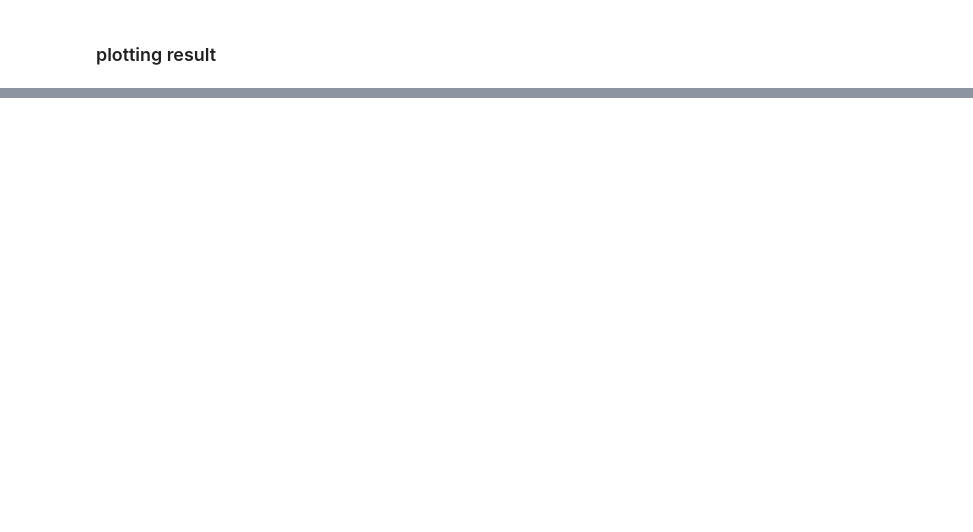
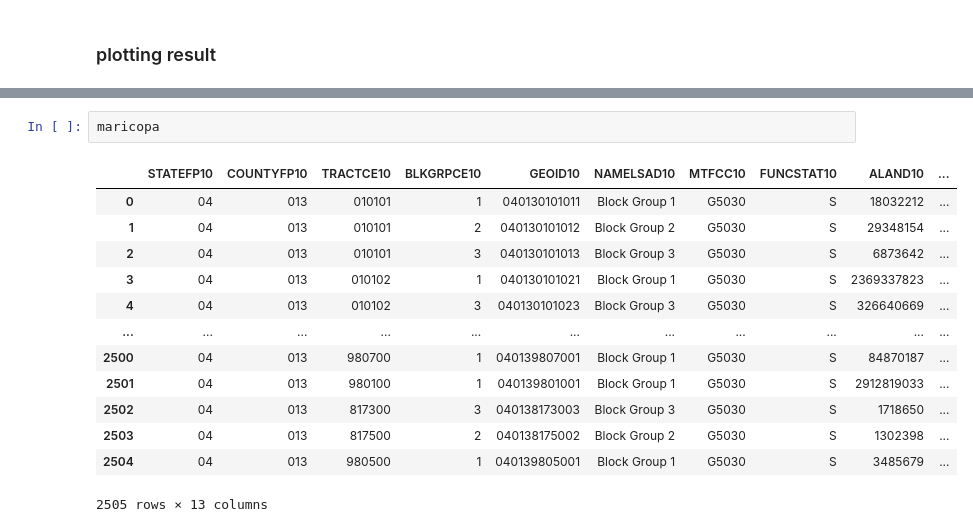
Before and after one commit to NAU-CCL/Epymorph, a Jupyter notebook: doc/devlog/sdh.ipynb, the cells around one changed output, grey strips where cells are left out. Cells and saved outputs as stored; diff of their text form; blank space fills up the shorter version.

```diff
--- a/doc/devlog/sdh.ipynb
+++ b/doc/devlog/sdh.ipynb
@@ -219,0 +203,16 @@ plt.show()
+# %%
+maricopa
+# %% [output]
+|  | STATEFP10 | COUNTYFP10 | TRACTCE10 | BLKGRPCE10 | GEOID10 | NAMELSAD10 | MTFCC10 | FUNCSTAT10 | ALAND10 | ... |
+| 0 | 04 | 013 | 010101 | 1 | 040130101011 | Block Group 1 | G5030 | S | 18032212 | ... |
+| 1 | 04 | 013 | 010101 | 2 | 040130101012 | Block Group 2 | G5030 | S | 29348154 | ... |
+| 2 | 04 | 013 | 010101 | 3 | 040130101013 | Block Group 3 | G5030 | S | 6873642 | ... |
+| 3 | 04 | 013 | 010102 | 1 | 040130101021 | Block Group 1 | G5030 | S | 2369337823 | ... |
+| 4 | 04 | 013 | 010102 | 3 | 040130101023 | Block Group 3 | G5030 | S | 326640669 | ... |
+| ... | ... | ... | ... | ... | ... | ... | ... | ... | ... | ... |
+| 2500 | 04 | 013 | 980700 | 1 | 040139807001 | Block Group 1 | G5030 | S | 84870187 | ... |
+| 2501 | 04 | 013 | 980100 | 1 | 040139801001 | Block Group 1 | G5030 | S | 2912819033 | ... |
+| 2502 | 04 | 013 | 817300 | 3 | 040138173003 | Block Group 3 | G5030 | S | 1718650 | ... |
+| 2503 | 04 | 013 | 817500 | 2 | 040138175002 | Block Group 2 | G5030 | S | 1302398 | ... |
+| 2504 | 04 | 013 | 980500 | 1 | 040139805001 | Block Group 1 | G5030 | S | 3485679 | ... |
+2505 rows × 13 columns
```
Also changed, not shown: parts of 10 cells of this notebook, 4 other files.
